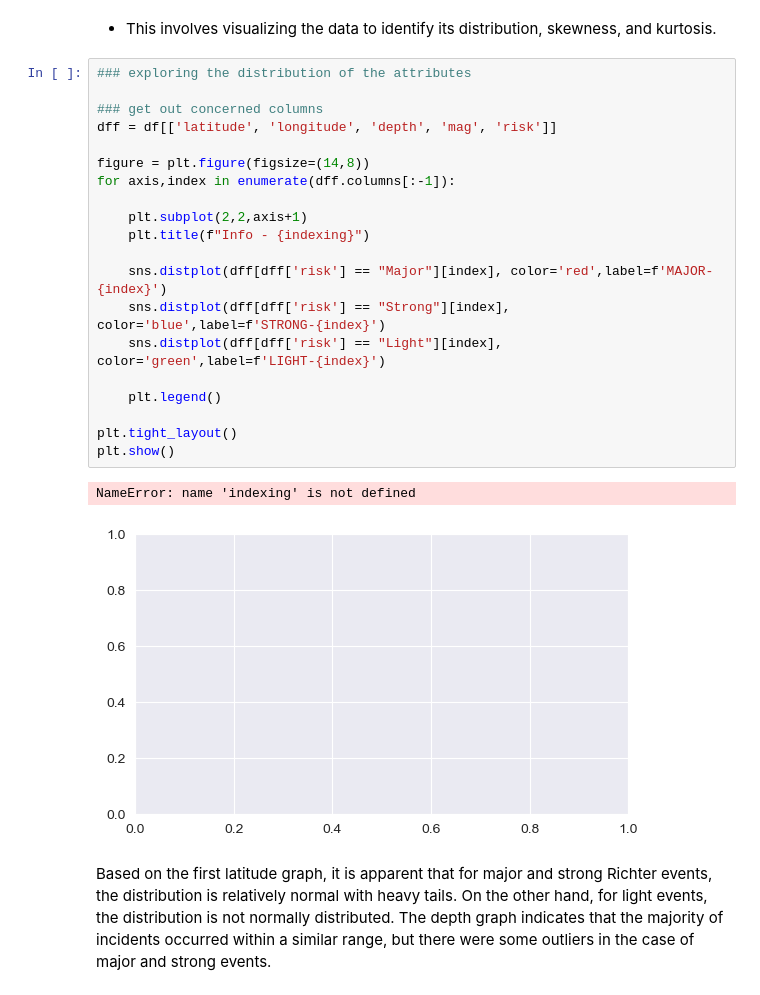
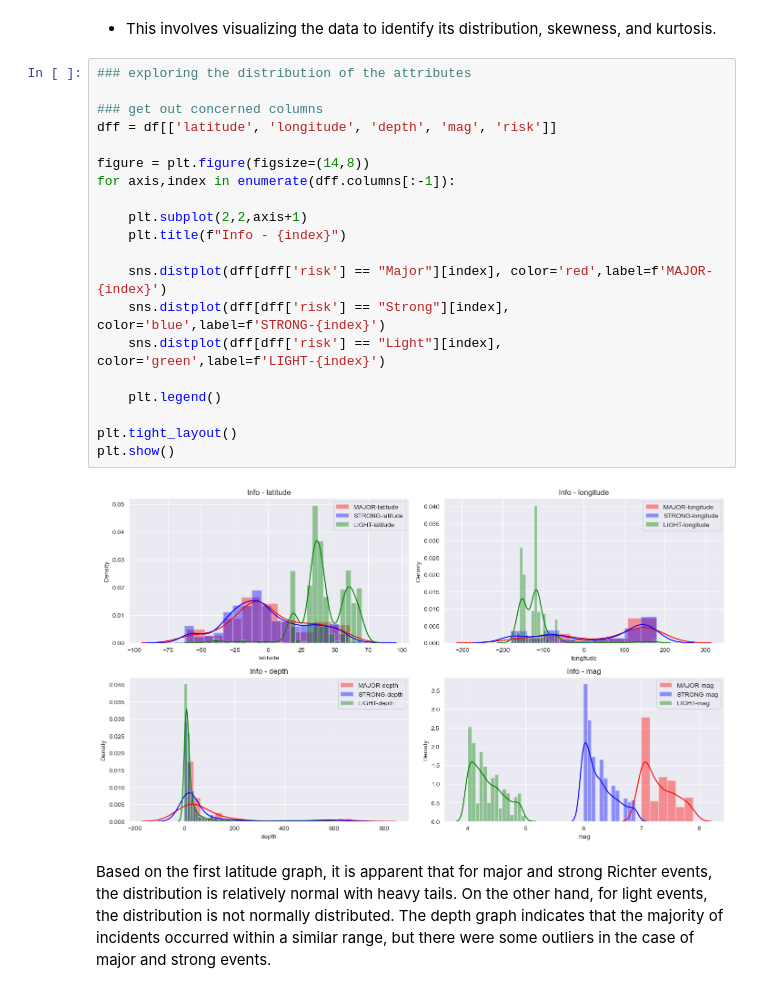
Before and after one commit to Senayitalazarb/EarthquakeAnalysis_2000_2023, a Jupyter notebook: Turkey earthquake.ipynb, the cells around one changed output. Cells and saved outputs as stored; diff of their text form.

Commit message:
Index_fixed_dist

```diff
--- a/Turkey earthquake.ipynb
+++ b/Turkey earthquake.ipynb
@@ -390,26 +390,25 @@ plt.show()
 # %%
 ### exploring the distribution of the attributes
 
 ### get out concerned columns
 dff = df[['latitude', 'longitude', 'depth', 'mag', 'risk']]
 
 figure = plt.figure(figsize=(14,8))
 for axis,index in enumerate(dff.columns[:-1]):
 
     plt.subplot(2,2,axis+1)
-    plt.title(f"Info - {indexing}")
+    plt.title(f"Info - {index}")
 
     sns.distplot(dff[dff['risk'] == "Major"][index], color='red',label=f'MAJOR-{index}')
     sns.distplot(dff[dff['risk'] == "Strong"][index], color='blue',label=f'STRONG-{index}')
     sns.distplot(dff[dff['risk'] == "Light"][index], color='green',label=f'LIGHT-{index}')
 
     plt.legend()
 
 plt.tight_layout()
 plt.show()
 # %% [output]
-NameError: name 'indexing' is not defined
-[figure, old version]
+[figure, new version]
 # %% [markdown]
 Based on the first latitude graph, it is apparent that for major and strong Richter events, the distribution is relatively normal with heavy tails. On the other hand, for light events, the distribution is not normally distributed. The depth graph indicates that the majority of incidents occurred within a similar range, but there were some outliers in the case of major and strong events.
 # %% [markdown]
```
